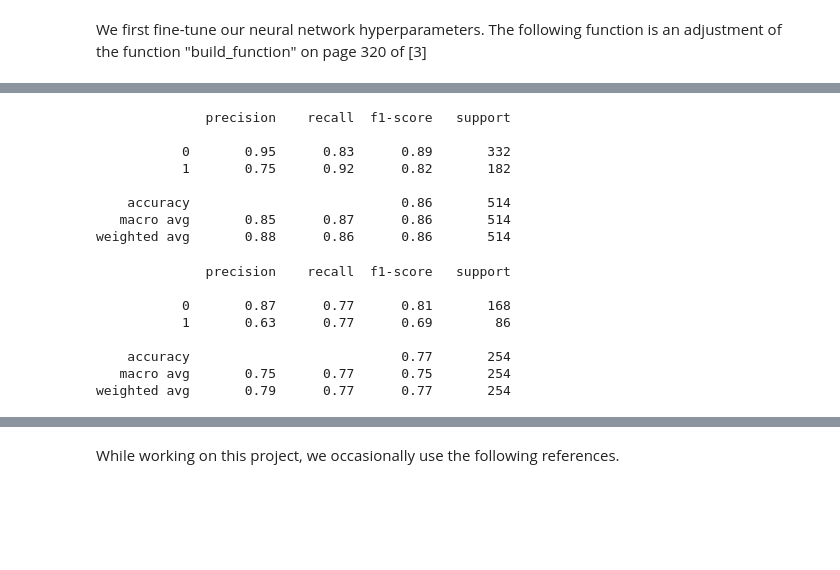
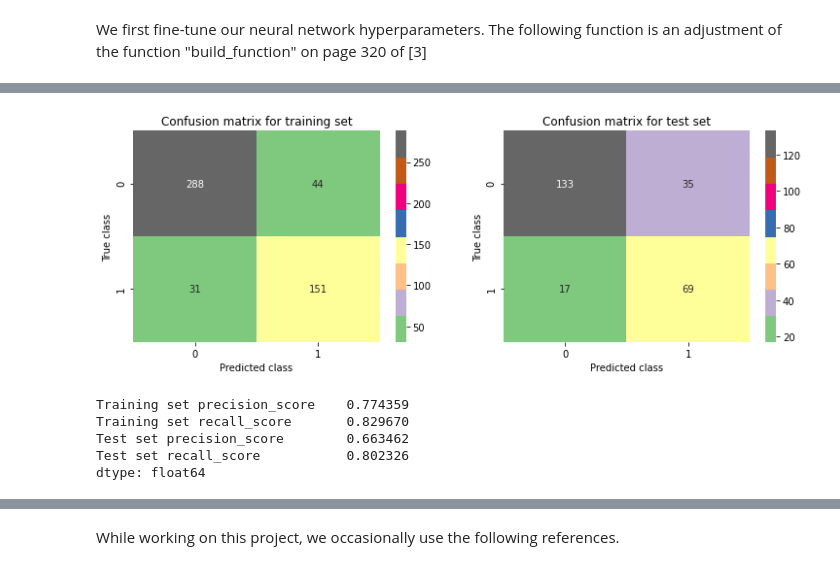
Before and after one commit to tungprime/Diabete-prediction, a Jupyter notebook: Diabetes predictions.ipynb, the cells around one changed output, grey strips where cells are left out. Cells and saved outputs as stored; diff of their text form; code cells hidden in the pictures; blank space fills up the shorter version.

```diff
--- a/Diabetes predictions.ipynb
+++ b/Diabetes predictions.ipynb
@@ -631,0 +752,11 @@ Best: 0.8288025856018066, using {'n_neurons': 32, 'n_hidden': 3, 'learning_rate'
+# %%
+model_1=KerasClassifier(build_model_1)
+param_distribs={
+               "n_neurons": [[16,8, 16], [8,12,8], [12,8, 12], [10,12,10], [16,10,12], [16,15,16]],
+               "learning_rate": [0.001, 0.005, 0.01, 0.05, 0.1],
+               "epochs":[2, 4, 8, 16, 32, 64],
+               "activation":['softmax', 'relu', 'tanh', 'linear']
+}
+grid_search_cv=RandomizedSearchCV(model_1, param_distribs, cv=3, n_iter=25)
+grid_search_cv.fit(X_train, y_train)
+print("Best: {0}, using {1}".format(grid_search_cv.best_score_, grid_search_cv.best_params_))
@@ -634,20 +790,20 @@ model=Sequential()
 model.add(keras.layers.InputLayer(input_shape=8)) #input layer
 
 #hidden layers
-model.add(keras.layers.Dense(32, activation='relu'))
-model.add(keras.layers.Dense(32, activation='relu'))
-model.add(keras.layers.Dense(32, activation='relu'))
+model.add(keras.layers.Dense(16, activation='tanh'))
+model.add(keras.layers.Dense(16, activation='tanh'))
+model.add(keras.layers.Dense(16, activation='tanh'))
 
 #output layers
 model.add(keras.layers.Dense(1, activation='sigmoid'))
 
 #compile the model
-adam = Adam(lr = 0.1)
+adam = Adam(lr = 0.05)
 
-model.compile(loss="binary_crossentropy", optimizer = adam, metrics = [recall_m])
+model.compile(loss="binary_crossentropy", optimizer = adam, metrics = [recall_m,'acc'])
 
-ckpt_model = 'best_parameters.hdf5'
-checkpoint = ModelCheckpoint(ckpt_model,
+file_path_1 = 'best_parameters_1.hdf5'
+checkpoint = ModelCheckpoint(file_path_1,
                             monitor='val_acc',
                             save_best_only=True,
                             mode='max')
@@ -655,6 +811,6 @@ callbacks_list = [checkpoint]
 history = model.fit(X_train,
                     y_train,
                     validation_split=0.3,
-                    epochs=70,
+                    epochs=2,
                     callbacks=callbacks_list)
 # %% [output]
@@ -701,22 +821,14 @@ plt.show()
-# %%
-print(sklearn.metrics.classification_report(y_train, train_prediction))
-# %% [output]
-              precision    recall  f1-score   support
-
-           0       0.95      0.83      0.89       332
-           1       0.75      0.92      0.82       182
-
-    accuracy                           0.86       514
-   macro avg       0.85      0.87      0.86       514
-weighted avg       0.88      0.86      0.86       514
-# %%
-print(sklearn.metrics.classification_report(y_test, test_prediction))
-# %% [output]
-              precision    recall  f1-score   support
-
-           0       0.87      0.77      0.81       168
-           1       0.63      0.77      0.69        86
-
-    accuracy                           0.77       254
-   macro avg       0.75      0.77      0.75       254
-weighted avg       0.79      0.77      0.77       254
+# %%
+y_train_pred = model.predict(X_train)
+train_prediction = (y_train_pred > 0.5).astype(int).reshape(X_train.shape[0])
+
+y_test_pred = model.predict(X_test)
+test_prediction = (y_test_pred > 0.5).astype(int).reshape(X_test.shape[0])
+show_result(y_train, train_prediction, y_test, test_prediction)
+# %% [output]
+[figure, added]
+Training set precision_score    0.774359
+Training set recall_score       0.829670
+Test set precision_score        0.663462
+Test set recall_score           0.802326
+dtype: float64
```
Also changed, not shown: parts of 29 cells of this notebook, 3 other files.
